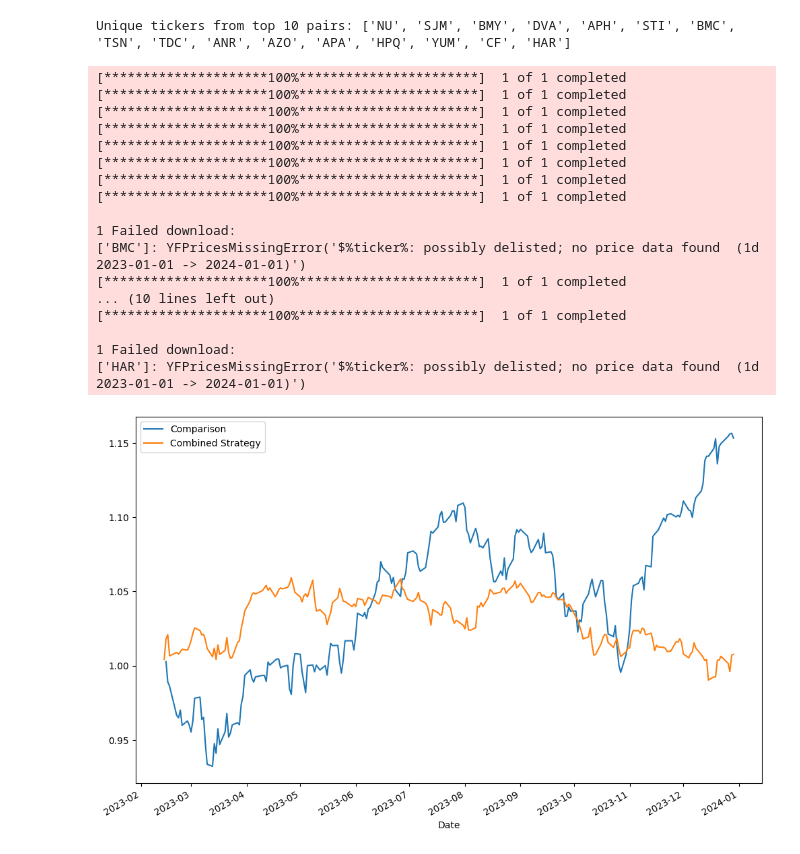
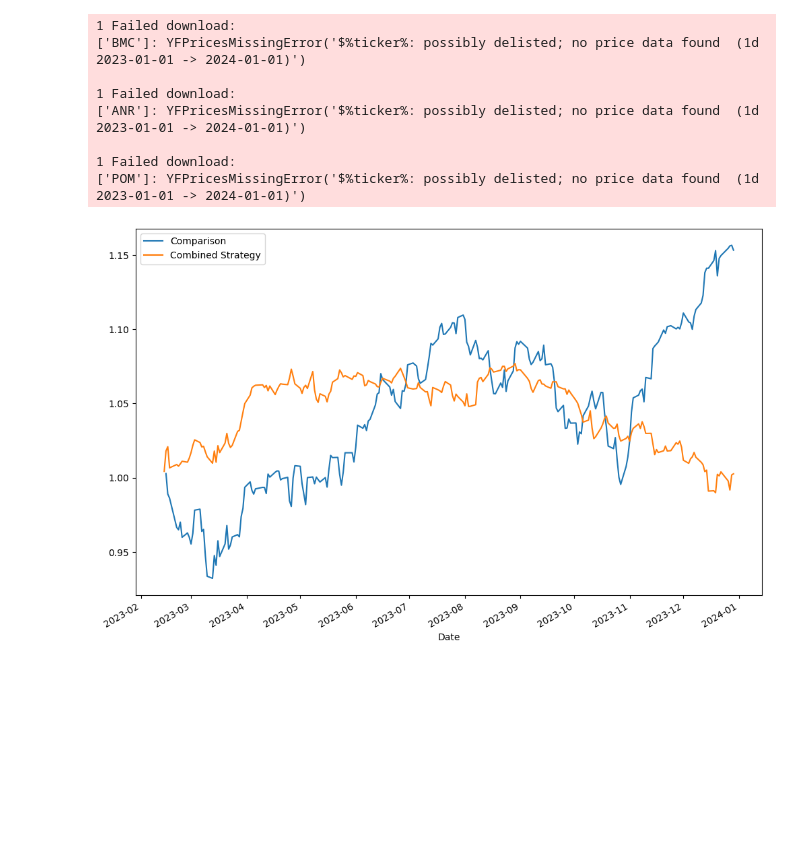
Before and after one commit to Mamunur02/Algorithmic-Trading, a Jupyter notebook: LowCorrelation.ipynb, the cells around one changed output. Cells and saved outputs as stored; diff of their text form; code cells hidden in the pictures; blank space fills up the shorter version.

```diff
--- a/LowCorrelation.ipynb
+++ b/LowCorrelation.ipynb
@@ -10,5 +12,16 @@ df = pd.read_csv(r"C:\Users\mamun\Downloads\S&P 500 Companies (Standard and Poor
 sp500_tickers = df['Symbol'].tolist()
 # %%
 # Step 2: Download historical price data
-data = yf.download(sp500_tickers, start='2022-01-01', end='2023-01-01')['Adj Close']
+def safe_download(ticker, start, end):
+    try:
+        # Redirect stderr to null to suppress errors
+        sys.stderr = open(os.devnull, 'w')
+        data = yf.download(ticker, start=start, end=end, progress=False)
+        return data
+    finally:
+        # Reset stderr
+        sys.stderr = sys.__stderr__
+    return None
+
+data = safe_download(sp500_tickers, start='2022-01-01', end='2023-01-01')['Adj Close']
 data = data.dropna(axis=1, how='all')
@@ -94,11 +80,9 @@ for _, row in low_corr_pairs.head(10).iterrows():
         buy_list.append(row['Stock_2'])
 
 print("Unique tickers from top 10 pairs:", buy_list)
-# %% [output]
-Unique tickers from top 10 pairs: ['NU', 'SJM', 'BMY', 'DVA', 'APH', 'STI', 'BMC', 'TSN', 'TDC', 'ANR', 'AZO', 'APA', 'HPQ', 'YUM', 'CF', 'HAR']
 # %%
 def prepare_data(ticker):
-    data = pd.DataFrame(yf.download(ticker, start='2023-01-01', end='2024-01-01'))
+    data = pd.DataFrame(safe_download(ticker, start='2023-01-01', end='2024-01-01'))
     data["SMA"] = data["Adj Close"].rolling(30).mean()
     data["Lower"] = data["SMA"] - data["Adj Close"].rolling(30).std() * 2
     data["Upper"] = data["SMA"] + data["Adj Close"].rolling(30).std() * 2
@@ -179,44 +163,35 @@ def combine_strategies(tickers, momentum_weight=2, rsi_threshold=70, roc_thresho
     return combined_df['Mean Strategy']  # Return as a NumPy array
 # %%
 # Step 11: Comparing to the S&P500
-metric = pd.DataFrame(yf.download('^GSPC', start='2023-01-01', end='2024-01-01')['Adj Close'])
+metric = pd.DataFrame(safe_download('^GSPC', start='2023-01-01', end='2024-01-01')['Adj Close'])
 metric['Log Returns'] = np.log(metric['Adj Close'] / metric['Adj Close'].shift(1))
 metric = metric.tail(220)
 metric['Cumulative Returns'] = metric['Log Returns'].cumsum().apply(np.exp)
 comparison = metric['Cumulative Returns']
 
 # Assuming `comparison` and `combine_strategies(buy_list)` are Pandas Series
 comparison_series = pd.Series(comparison)  # Make sure `comparison` is a Series
 combined_strategy_series = combine_strategies(buy_list)  # This should already be a Series
 
 # Combine the Series into a DataFrame
 df_to_plot = pd.DataFrame({
     'Comparison': comparison_series,
     'Combined Strategy': combined_strategy_series
 })
 
 # Plot the DataFrame
 df_to_plot.plot(figsize=(12, 8))
 plt.show()
 # %% [output]
-[*********************100%***********************]  1 of 1 completed
-[*********************100%***********************]  1 of 1 completed
-[*********************100%***********************]  1 of 1 completed
-[*********************100%***********************]  1 of 1 completed
-[*********************100%***********************]  1 of 1 completed
-[*********************100%***********************]  1 of 1 completed
-[*********************100%***********************]  1 of 1 completed
-[*********************100%***********************]  1 of 1 completed
+1 Failed download:
+['BMC']: YFPricesMissingError('$%ticker%: possibly delisted; no price data found  (1d 2023-01-01 -> 2024-01-01)')
 
 1 Failed download:
-['BMC']: YFPricesMissingError('$%ticker%: possibly delisted; no price data found  (1d 2023-01-01 -> 2024-01-01)')
-[*********************100%***********************]  1 of 1 completed
-... (10 lines left out)
-[*********************100%***********************]  1 of 1 completed
+['ANR']: YFPricesMissingError('$%ticker%: possibly delisted; no price data found  (1d 2023-01-01 -> 2024-01-01)')
 
 1 Failed download:
-['HAR']: YFPricesMissingError('$%ticker%: possibly delisted; no price data found  (1d 2023-01-01 -> 2024-01-01)')
+['POM']: YFPricesMissingError('$%ticker%: possibly delisted; no price data found  (1d 2023-01-01 -> 2024-01-01)')
-[figure, old version]
+[figure, new version]
 # %%
 # Step 12: Fine-tune strategy
 def grid_search(tickers, rsi_values, roc_values, volume_multipliers, momentum_weights):
```
Also changed, not shown: parts of 6 cells of this notebook.
